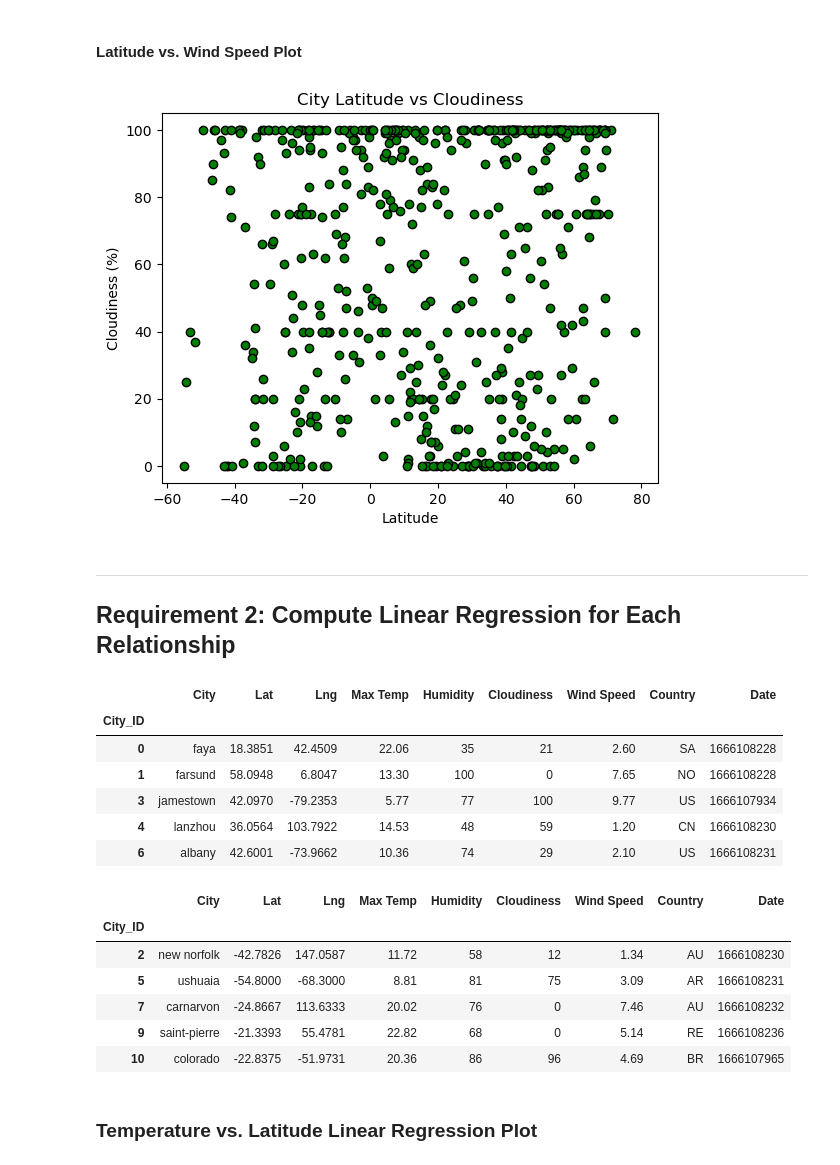
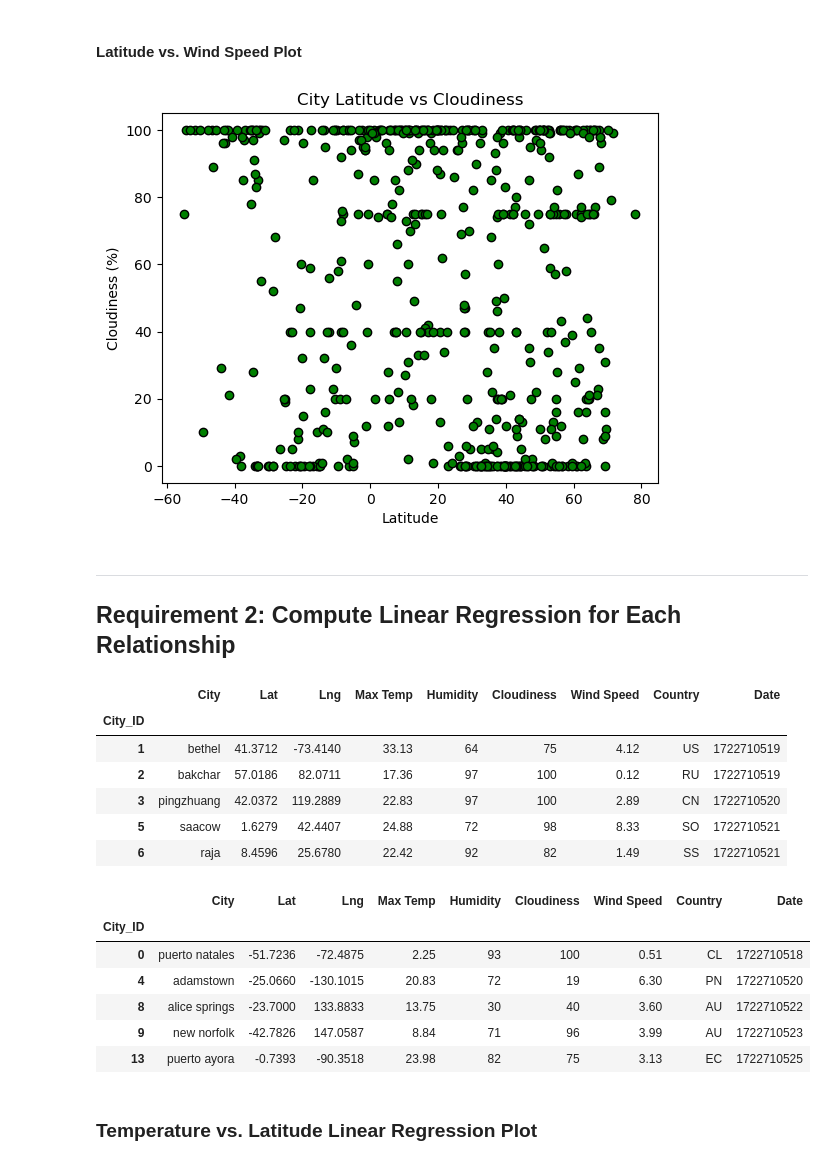
Before and after one commit to JaskiratSingh95/python_api_challenge, a Jupyter notebook: WeatherPy.ipynb, the cells around one changed output. Saved outputs shown, nothing was run; the diff lists cells and outputs as text; code cells hidden in the pictures.

```diff
--- a/WeatherPy.ipynb
+++ b/WeatherPy.ipynb
@@ -261,22 +263,23 @@ plt.show()
 # %%
 # Build the scatter plots for latitude vs. wind speed
 # YOUR CODE HERE
+lat = city_data_df['Lat']
 wind_speed = city_data_df['Wind Speed']
 plt.scatter(Lat, cloudiness, edgecolors='black', color= 'green')
 
 # Incorporate the other graph properties
 # YOUR CODE HERE
 plt.xlabel('Latitude')
 plt.ylabel('Cloudiness (%)')
 plt.title('City Latitude vs Cloudiness')
 
 # Save the figure
 plt.savefig("output_data/Fig4.png")
 
 # Show plot
 plt.show()
 # %% [output]
-[figure, old version]
+[figure, new version]
 # %% [markdown]
 ---
 
@@ -287,30 +295,31 @@ plt.show()
 # %%
 # Create a DataFrame with the Northern Hemisphere data (Latitude >= 0)
 # YOUR CODE HERE
-
+northern_hemi_df= city_data_df[city_data_df['Lat'] >= 0]
 # Display sample data
 northern_hemi_df.head()
 # %% [output]
 |  | City | Lat | Lng | Max Temp | Humidity | Cloudiness | Wind Speed | Country | Date |
 | City_ID |  |  |  |  |  |  |  |  |  |
-| 0 | faya | 18.3851 | 42.4509 | 22.06 | 35 | 21 | 2.60 | SA | 1666108228 |
-| 1 | farsund | 58.0948 | 6.8047 | 13.30 | 100 | 0 | 7.65 | NO | 1666108228 |
-| 3 | jamestown | 42.0970 | -79.2353 | 5.77 | 77 | 100 | 9.77 | US | 1666107934 |
-| 4 | lanzhou | 36.0564 | 103.7922 | 14.53 | 48 | 59 | 1.20 | CN | 1666108230 |
-| 6 | albany | 42.6001 | -73.9662 | 10.36 | 74 | 29 | 2.10 | US | 1666108231 |
+| 1 | bethel | 41.3712 | -73.4140 | 33.13 | 64 | 75 | 4.12 | US | 1722710519 |
+| 2 | bakchar | 57.0186 | 82.0711 | 17.36 | 97 | 100 | 0.12 | RU | 1722710519 |
+| 3 | pingzhuang | 42.0372 | 119.2889 | 22.83 | 97 | 100 | 2.89 | CN | 1722710520 |
+| 5 | saacow | 1.6279 | 42.4407 | 24.88 | 72 | 98 | 8.33 | SO | 1722710521 |
+| 6 | raja | 8.4596 | 25.6780 | 22.42 | 92 | 82 | 1.49 | SS | 1722710521 |
 # %%
 # Create a DataFrame with the Southern Hemisphere data (Latitude < 0)
 # YOUR CODE HERE
+southern_hemi_df= city_data_df[city_data_df['Lat'] < 0]
 
 # Display sample data
 southern_hemi_df.head()
 # %% [output]
 |  | City | Lat | Lng | Max Temp | Humidity | Cloudiness | Wind Speed | Country | Date |
 | City_ID |  |  |  |  |  |  |  |  |  |
-| 2 | new norfolk | -42.7826 | 147.0587 | 11.72 | 58 | 12 | 1.34 | AU | 1666108230 |
-| 5 | ushuaia | -54.8000 | -68.3000 | 8.81 | 81 | 75 | 3.09 | AR | 1666108231 |
-| 7 | carnarvon | -24.8667 | 113.6333 | 20.02 | 76 | 0 | 7.46 | AU | 1666108232 |
-| 9 | saint-pierre | -21.3393 | 55.4781 | 22.82 | 68 | 0 | 5.14 | RE | 1666108236 |
-| 10 | colorado | -22.8375 | -51.9731 | 20.36 | 86 | 96 | 4.69 | BR | 1666107965 |
+| 0 | puerto natales | -51.7236 | -72.4875 | 2.25 | 93 | 100 | 0.51 | CL | 1722710518 |
+| 4 | adamstown | -25.0660 | -130.1015 | 20.83 | 72 | 19 | 6.30 | PN | 1722710520 |
+| 8 | alice springs | -23.7000 | 133.8833 | 13.75 | 30 | 40 | 3.60 | AU | 1722710522 |
+| 9 | new norfolk | -42.7826 | 147.0587 | 8.84 | 71 | 96 | 3.99 | AU | 1722710523 |
+| 13 | puerto ayora | -0.7393 | -90.3518 | 23.98 | 82 | 75 | 3.13 | EC | 1722710525 |
 # %% [markdown]
 ###  Temperature vs. Latitude Linear Regression Plot
```
Also changed, not shown: parts of 28 cells of this notebook, 5 other files.
